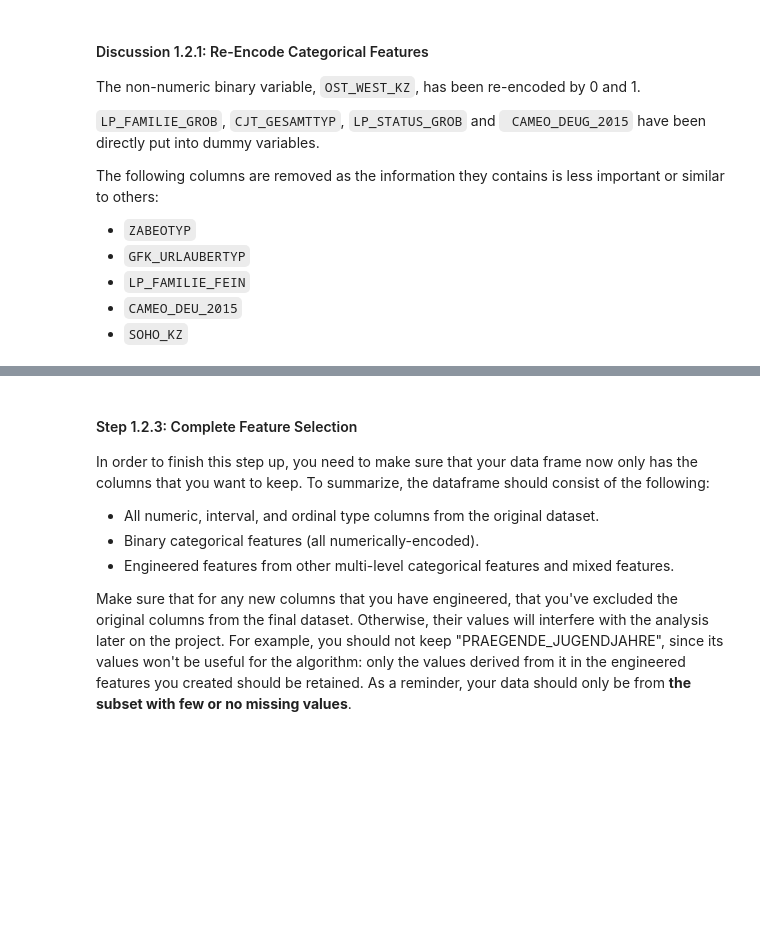
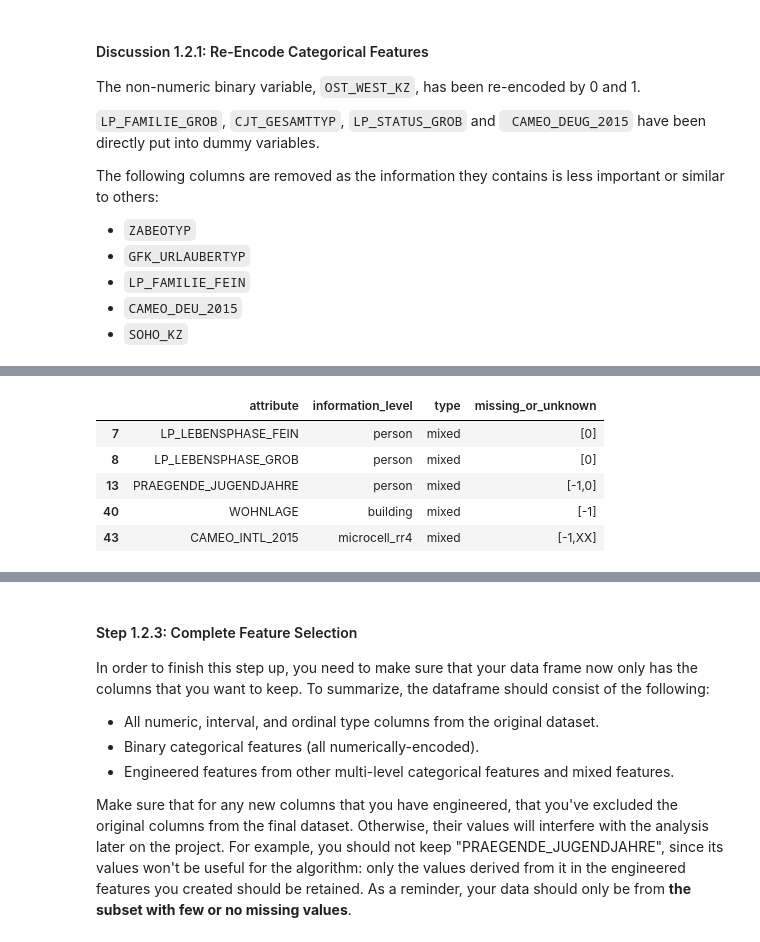
Before and after one commit to yanglinjing/dsnd_p3_identify_customer_segments, a Jupyter notebook: Identify_Customer_Segments.ipynb, the cells around one changed output, grey strips where cells are left out. Drawn from its saved outputs; the diff is of its cells as text; code cells hidden in the pictures; blank space fills up the shorter version.

```diff
--- a/Identify_Customer_Segments.ipynb
+++ b/Identify_Customer_Segments.ipynb
@@ -473,3 +488,5 @@ df.to_csv('data/azdias_new.csv', sep=';', index = False)
+# %%
+feature_info = pd.read_csv('data/feature_info_new.csv')
 # %% [markdown]
 #### Discussion 1.2.1: Re-Encode Categorical Features
 
@@ -495,0 +508,9 @@ Be sure to check `Data_Dictionary.md` for the details needed to finish these tas
+# %%
+feature_info.query('type == "mixed"')
+# %% [output]
+|  | attribute | information_level | type | missing_or_unknown |
+| 7 | LP_LEBENSPHASE_FEIN | person | mixed | [0] |
+| 8 | LP_LEBENSPHASE_GROB | person | mixed | [0] |
+| 13 | PRAEGENDE_JUGENDJAHRE | person | mixed | [-1,0] |
+| 40 | WOHNLAGE | building | mixed | [-1] |
+| 43 | CAMEO_INTL_2015 | microcell_rr4 | mixed | [-1,XX] |
```
Also changed, not shown: parts of 87 cells of this notebook.
